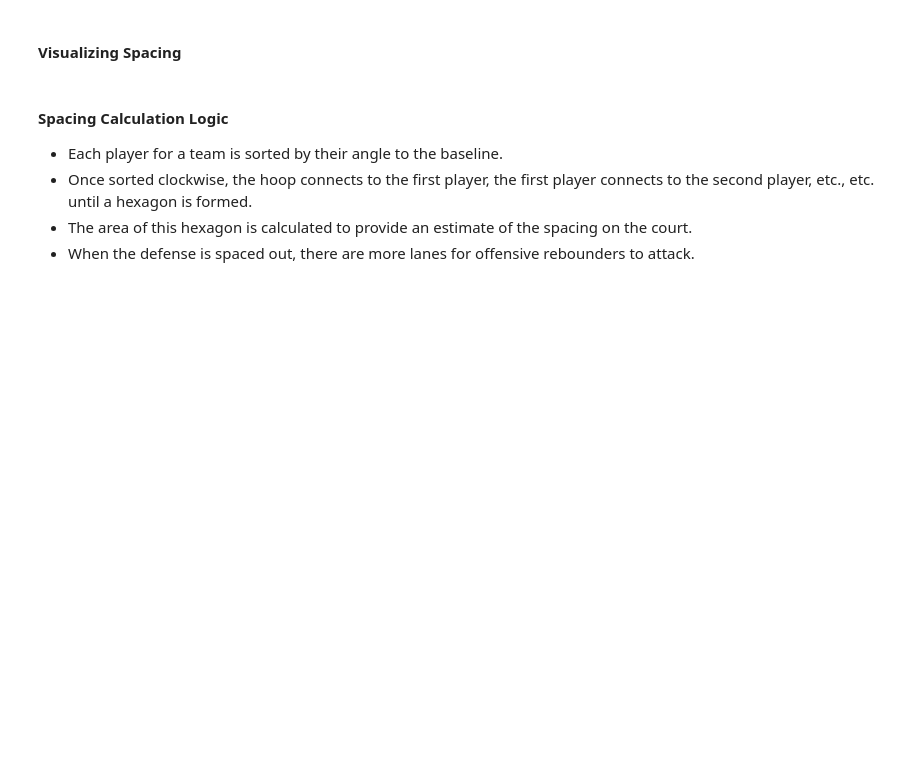
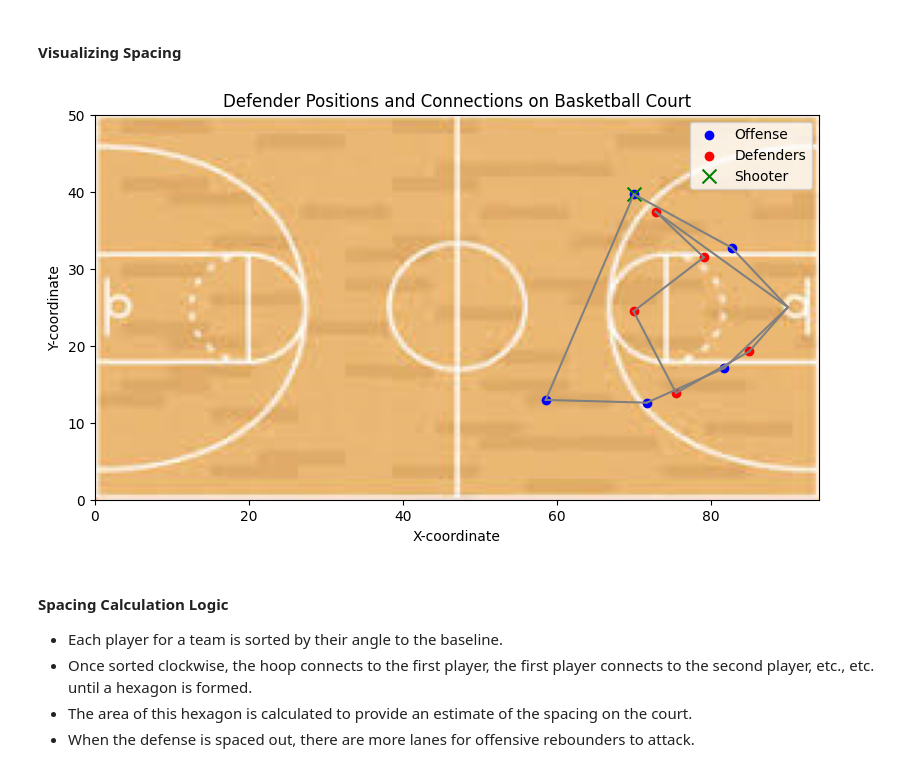
Before and after one commit to timseymour42/shotquality-offensive-rebounding, a Jupyter notebook: obrd_prediction.ipynb, the cells around one changed output. Saved outputs shown, nothing was run; the diff lists cells and outputs as text; code cells hidden in the pictures; blank space fills up the shorter version.

```diff
--- a/obrd_prediction.ipynb
+++ b/obrd_prediction.ipynb
@@ -1658,7 +1794,7 @@ from PIL import Image
 df = pd.DataFrame(def_training_data[def_training_data.id == '2-2'])
 
 # load the images
-court_image = Image.open('/images/court_dims.png')
+court_image = Image.open('images/court_dims.png')
 
 # plot the basketball court
 plt.figure(figsize=(10, 5))
@@ -1682,33 +1818,35 @@ def_coords = sort_clockwise(def_coords, centroid)
 centroid = (df['hoop_x'].iloc[0], df['hoop_y'].iloc[0])
 
 coords.append(centroid)
 
 def_coords.append(centroid)
 
 df_off = pd.DataFrame(coords, columns=['x', 'y'])
 df_def = pd.DataFrame(def_coords, columns=['x', 'y'])
 
 # connect defenders with lines
 # since we want to connect the defenders in a loop (5th to 1st),
 # we create an extended list where the first defender is also at the end
 offense_xs = df_off['x'].tolist() + [df_off['x'].iloc[0]]
 offense_ys = df_off['y'].tolist() + [df_off['y'].iloc[0]]
 defender_xs = df_def['x'].tolist() + [df_def['x'].iloc[0]]
 defender_ys = df_def['y'].tolist() + [df_def['y'].iloc[0]]
 
 for i in range(len(df_off)):
     plt.plot([defender_xs[i], defender_xs[i+1]], [defender_ys[i], defender_ys[i+1]], color='gray')
 for i in range(len(df_def)):
     plt.plot([offense_xs[i], offense_xs[i+1]], [offense_ys[i], offense_ys[i+1]], color='gray')
 
 shooter_row = df[df['annotation_code_off'] == 's'].iloc[0]
 plt.scatter(shooter_row['off_x'], shooter_row['off_y'], color='green', marker='x', s=100, label='Shooter')
 
 plt.xlabel('X-coordinate')
 plt.ylabel('Y-coordinate')
 plt.title('Defender Positions and Connections on Basketball Court')
 plt.legend()
 plt.show()
+# %% [output]
+[figure, added]
 # %% [markdown]
 #### Spacing Calculation Logic
 - Each player for a team is sorted by their angle to the baseline.
```
Also changed, not shown: parts of 54 cells of this notebook.
